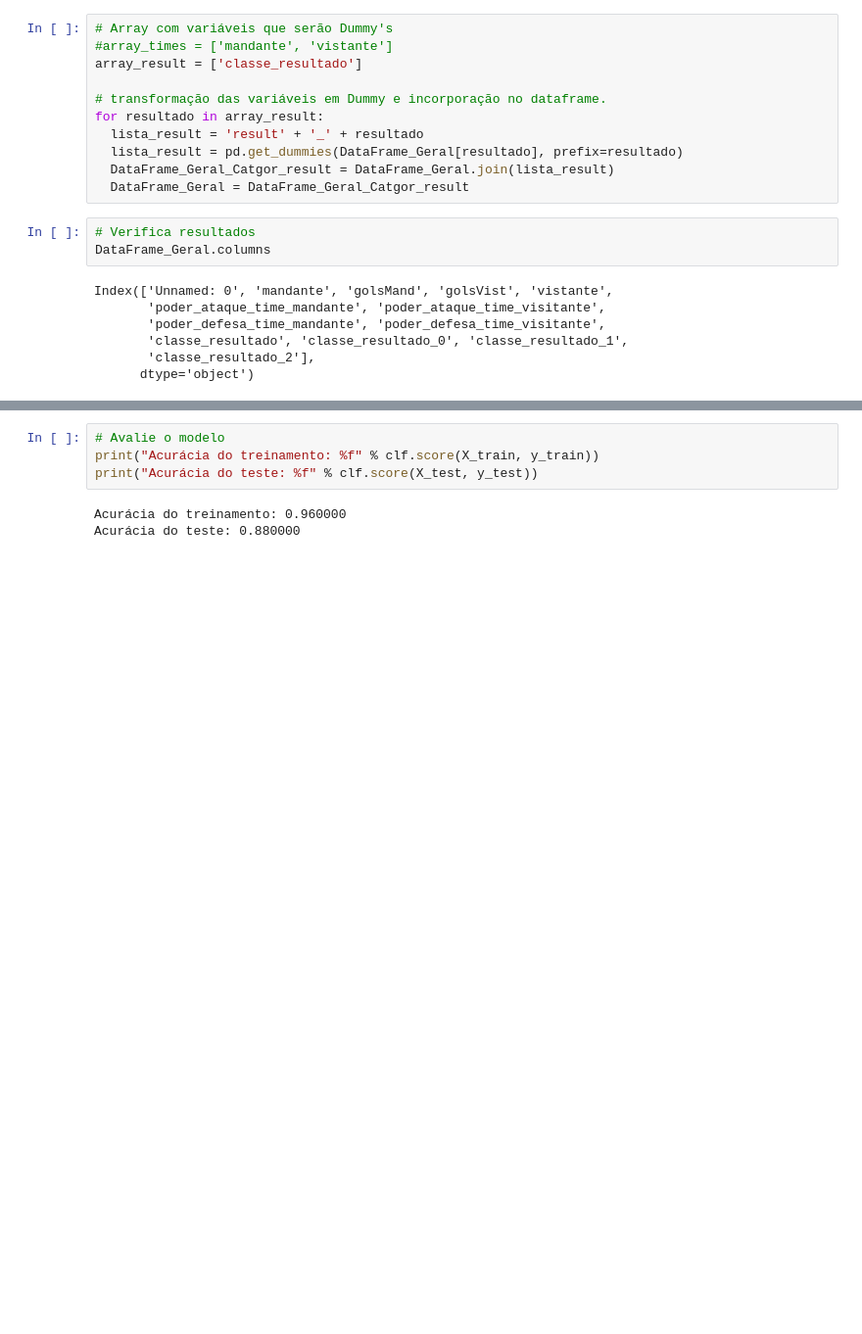
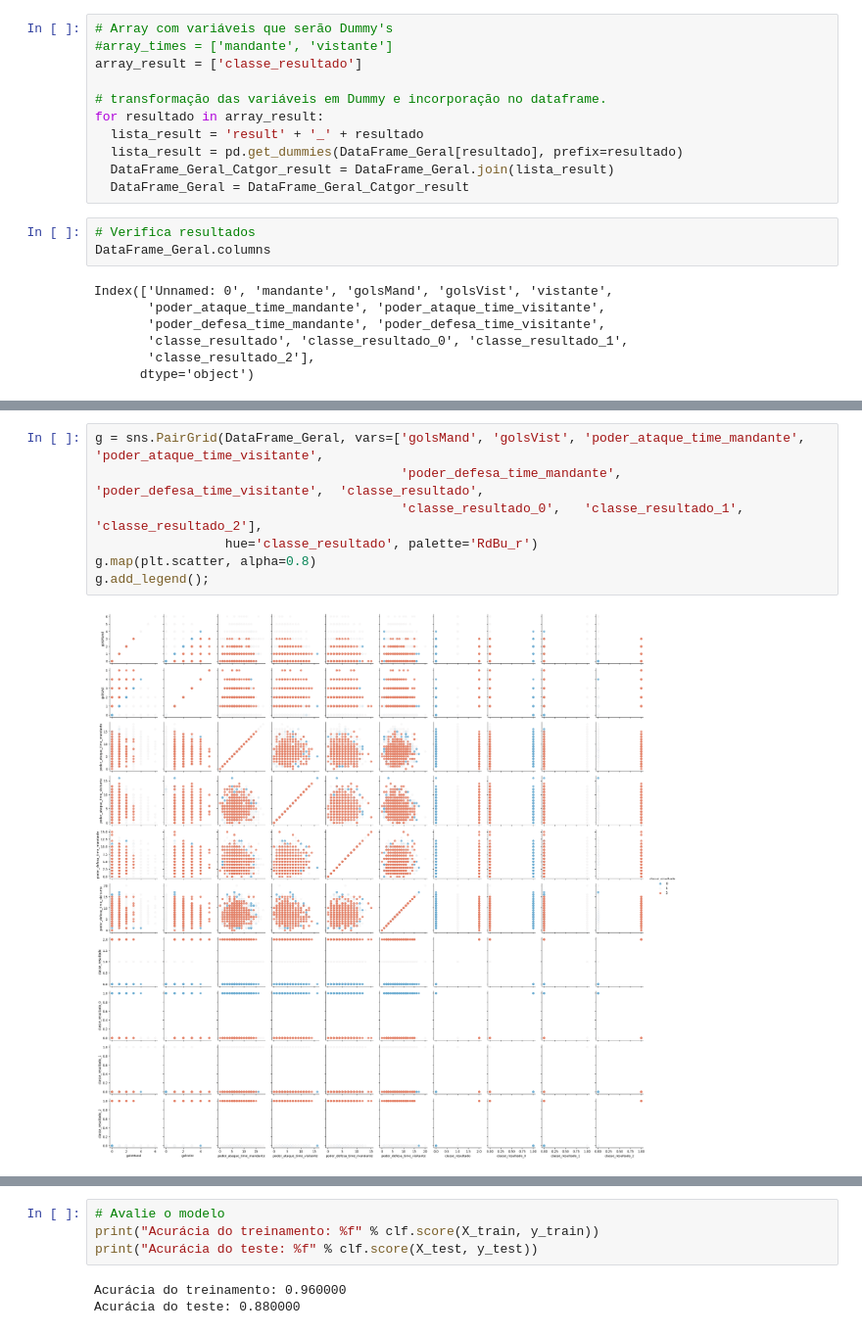
Before and after one commit to paulopetrillo/PROJETO_IFMA_SOFTEX, a Jupyter notebook: PROJETO_IFMA_SOFTEX_ONE_HOT_ENC.ipynb, the cells around one changed output, grey strips where cells are left out. Shown at 98% size. Cells and saved outputs as stored; diff of their text form; blank space fills up the shorter version.

```diff
--- a/PROJETO_IFMA_SOFTEX_ONE_HOT_ENC.ipynb
+++ b/PROJETO_IFMA_SOFTEX_ONE_HOT_ENC.ipynb
@@ -221,0 +174,9 @@ MLPClassifier(hidden_layer_sizes=(1, 5), learning_rate_init=0.1, max_iter=1000,
+# %%
+g = sns.PairGrid(DataFrame_Geral, vars=['golsMand', 'golsVist', 'poder_ataque_time_mandante', 'poder_ataque_time_visitante',
+                                        'poder_defesa_time_mandante',	'poder_defesa_time_visitante',	'classe_resultado',
+                                        'classe_resultado_0',	'classe_resultado_1',	'classe_resultado_2'],
+                 hue='classe_resultado', palette='RdBu_r')
+g.map(plt.scatter, alpha=0.8)
+g.add_legend();
+# %% [output]
+[figure, added]
```
Also changed, not shown: parts of 10 cells of this notebook.
